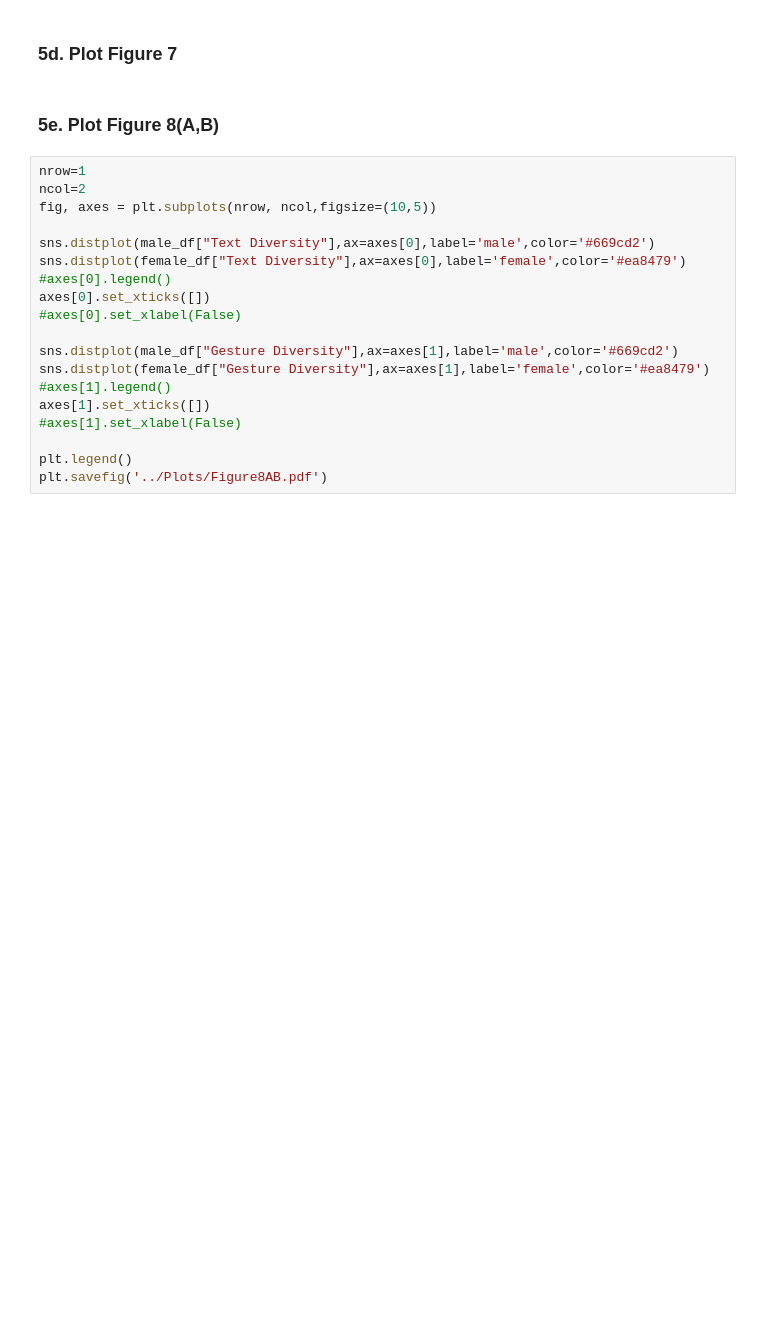
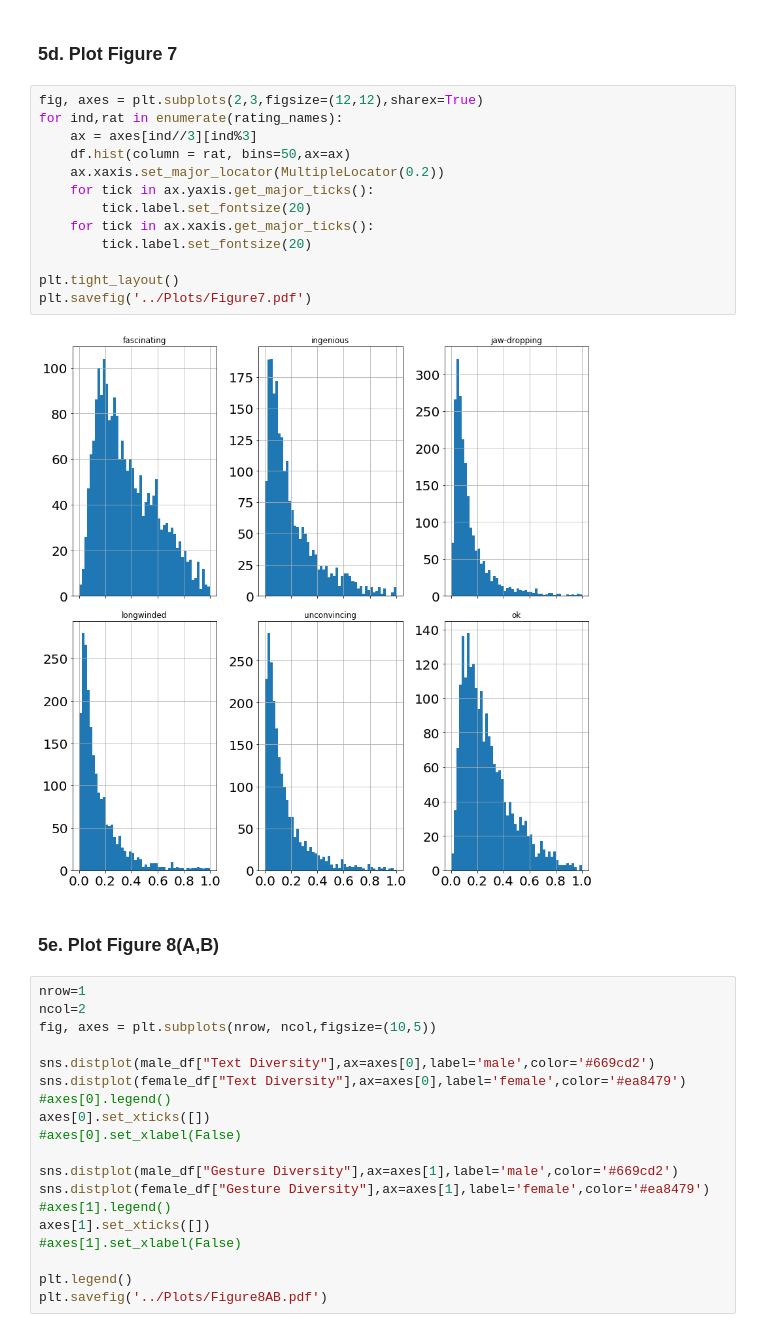
Before and after one commit to racharyy/TED_HEM, a Jupyter notebook: Code/plotter.ipynb, the cells around one changed output. Cells and saved outputs as stored; diff of their text form; blank space fills up the shorter version.

```diff
--- a/Code/plotter.ipynb
+++ b/Code/plotter.ipynb
@@ -348,5 +348,20 @@ plt.savefig('../Plots/Figure5.pdf')
 # %% [markdown]
 ### 5d. Plot Figure 7
+# %%
+fig, axes = plt.subplots(2,3,figsize=(12,12),sharex=True)
+for ind,rat in enumerate(rating_names):
+    ax = axes[ind//3][ind%3]
+    df.hist(column = rat, bins=50,ax=ax)
+    ax.xaxis.set_major_locator(MultipleLocator(0.2))
+    for tick in ax.yaxis.get_major_ticks():
+        tick.label.set_fontsize(20)
+    for tick in ax.xaxis.get_major_ticks():
+        tick.label.set_fontsize(20)
+
+plt.tight_layout()
+plt.savefig('../Plots/Figure7.pdf')
+# %% [output]
+[figure, added]
 # %% [markdown]
 ### 5e. Plot Figure 8(A,B)
 # %%
```
Also changed, not shown: parts of 1 cell of this notebook, 12 other files.
